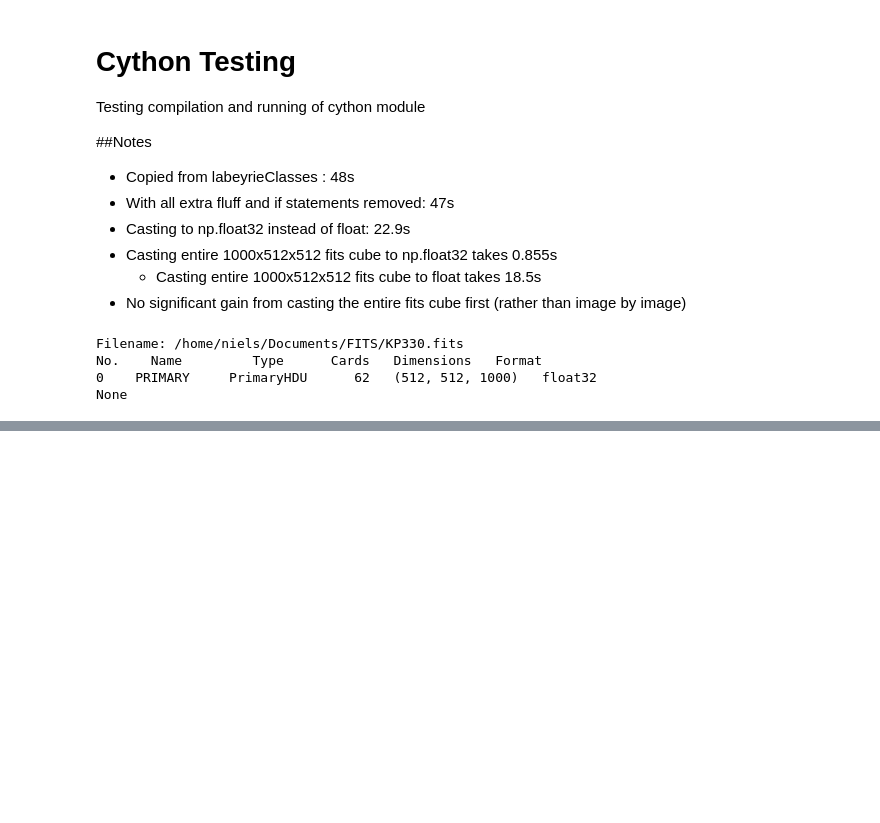
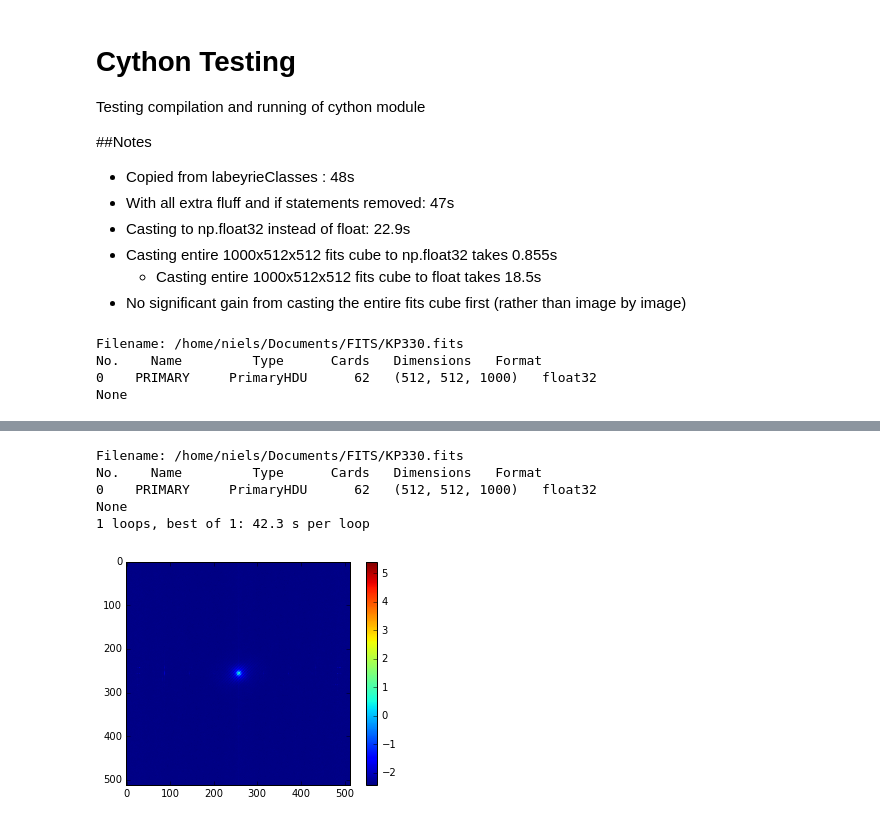
Before and after one commit to nsmidth/CPSLO-Speckle-Reduction, a Jupyter notebook: dev/16-4-14 Cython Test.ipynb, the cells around one changed output, grey strips where cells are left out. Drawn from its saved outputs; the diff is of its cells as text; code cells hidden in the pictures; blank space fills up the shorter version.

Commit message:
Added PSD calculation in Cython

```diff
--- a/dev/16-4-14 Cython Test.ipynb
+++ b/dev/16-4-14 Cython Test.ipynb
@@ -239,0 +260,19 @@ None
+# %%
+%%timeit -n 1 -r 1
+binary.fits.read(numDimensions=3)
+# Run the test Cython function
+
+fitsData_32 = binary.fit
+
+psdAvg = preprocess(binary.fits.data)
+
+plt.figure()
+plt.imshow(np.log10(psdAvg+1E-3))
+plt.colorbar()
+# %% [output]
+Filename: /home/niels/Documents/FITS/KP330.fits
+No.    Name         Type      Cards   Dimensions   Format
+0    PRIMARY     PrimaryHDU      62   (512, 512, 1000)   float32
+None
+1 loops, best of 1: 42.3 s per loop
+[figure, added]
```
Also changed, not shown: parts of 4 cells of this notebook.
